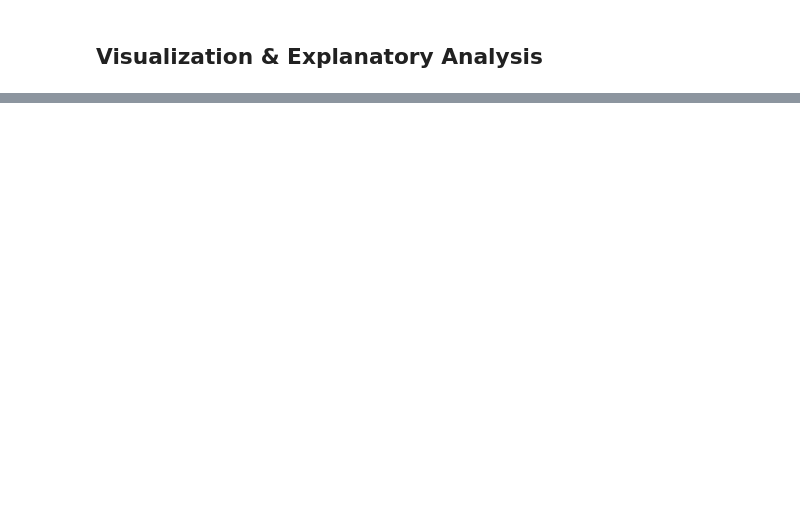
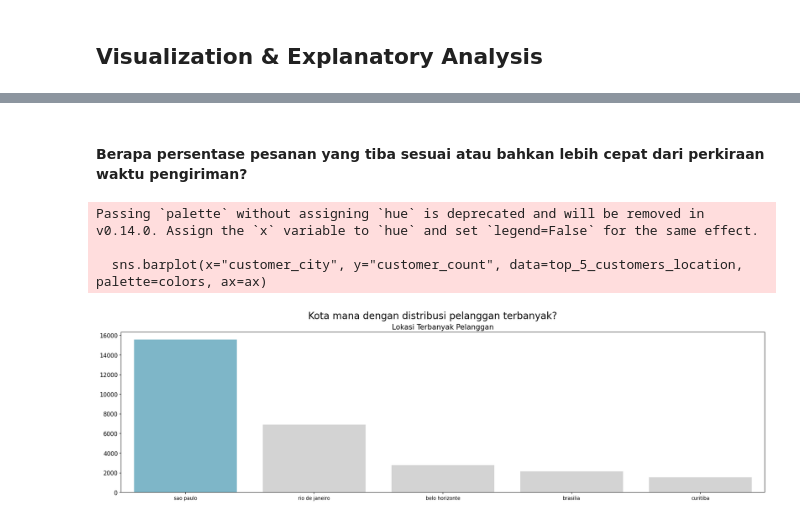
Before and after one commit to diahpitaaa/Proyek_Analisis_Data, a Jupyter notebook: Proyek_Analisis_Data.ipynb, the cells around one changed output, grey strips where cells are left out. Saved outputs shown, nothing was run; the diff lists cells and outputs as text; code cells hidden in the pictures; blank space fills up the shorter version.

```diff
--- a/Proyek_Analisis_Data.ipynb
+++ b/Proyek_Analisis_Data.ipynb
@@ -27,6 +32,6 @@ ModuleNotFoundError: No module named 'numpy'
 #### Table Customers
 # %%
 # Memuat table customers
-customers_df = pd.read_csv("https://raw.githubusercontent.com/diahpitaaa/Proyek_Analisis_Data/main/customers_dataset.csv")
+customers_df = pd.read_csv("https://raw.githubusercontent.com/diahpitaaa/Proyek_Analisis_Data/main/src/customers_dataset.csv")
 customers_df.head()
 # %% [output]
@@ -131,0 +603,7 @@ print(customer_city, '\n \n', customer_state)
+# %%
+customer_city_counts = customers_df['customer_city'].value_counts().reset_index()
+customer_city_counts.columns = ['customer_city', 'customer_count']
+
+city_customer = customer_city_counts.sort_values(by='customer_count', ascending=False)
+
+print(city_customer)
@@ -163,0 +862,24 @@ products_df
+# %% [markdown]
+#### Berapa persentase pesanan yang tiba sesuai atau bahkan lebih cepat dari perkiraan waktu pengiriman?
+# %%
+customers_city = city_customer.sort_values(by="customer_count", ascending=False)
+
+# Ambil 5 kategori teratas
+top_5_customers_location = sorted_city_customers.head(5)
+
+# Buat plot
+fig, ax = plt.subplots(figsize=(24, 6))
+colors = ["#72BCD4", "#D3D3D3", "#D3D3D3", "#D3D3D3", "#D3D3D3"]
+sns.barplot(x="customer_city", y="customer_count", data=top_5_customers_location, palette=colors, ax=ax)
+ax.set_ylabel(None)
+ax.set_xlabel(None)
+ax.set_title("Lokasi Terbanyak Pelanggan", loc="center", fontsize=15)
+ax.tick_params(axis='y', labelsize=12)
+
+plt.suptitle("Kota mana dengan distribusi pelanggan terbanyak?", fontsize=20)
+plt.show()
+# %% [output]
+Passing `palette` without assigning `hue` is deprecated and will be removed in v0.14.0. Assign the `x` variable to `hue` and set `legend=False` for the same effect.
+
+  sns.barplot(x="customer_city", y="customer_count", data=top_5_customers_location, palette=colors, ax=ax)
+[figure, added]
```
Also changed, not shown: parts of 86 cells of this notebook.
